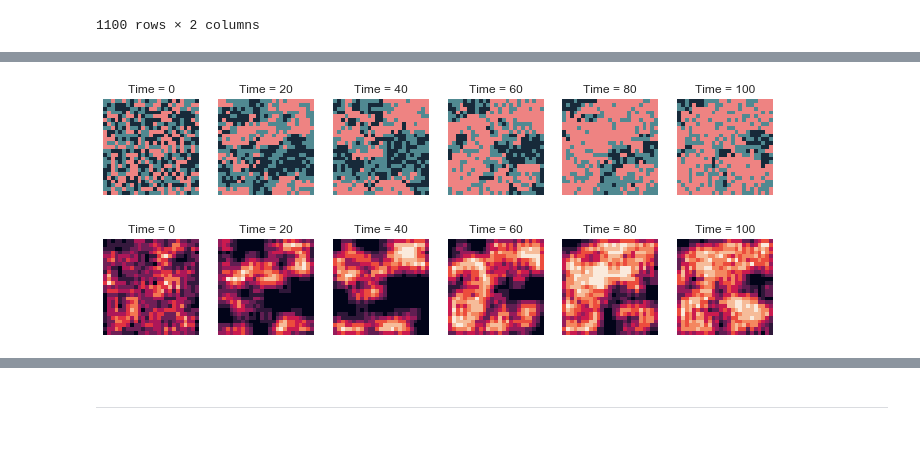
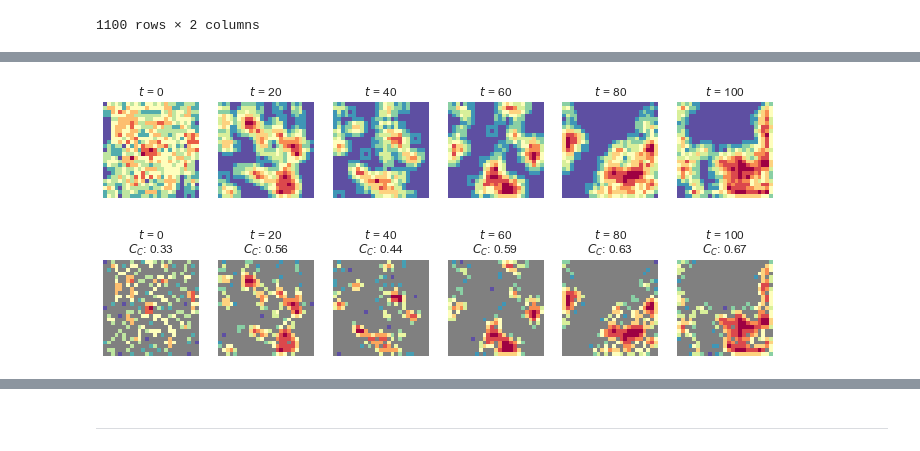
Before and after one commit to rneuhausler/coralModel-analyses, a Jupyter notebook: scripts/figure2_metric_examples.ipynb, the cells around one changed output, grey strips where cells are left out. Cells and saved outputs as stored; diff of their text form; code cells hidden in the pictures.

```diff
--- a/scripts/figure2_metric_examples.ipynb
+++ b/scripts/figure2_metric_examples.ipynb
@@ -109,3 +119,7 @@ simulation = 1
+# %%
+figsize = (8,2)
+times = [0,30,60,90]
+top = .75
 # %%
 ### create df with columns of interest
 name = 'temporal_evolution_3_species'
@@ -124,0 +269,3 @@ data = df[(df['simulation']==simulation)&(df['time']<=time_final)][columns]
+# %%
+columns =['coral_percent', 'turf_percent', 'macroalgae_percent','time','simulation', 'image', 'coral_coral_neighbors']
+data = df[(df['simulation']==simulation)&(df['time']<=time_final)][columns]
@@ -125,17 +301,20 @@ data = df[(df['simulation']==simulation)&(df['time']<=time_final)][columns]
 # %%
-name = 'spatial_evolution_images'
+cmap = plt.cm.get_cmap('Spectral_r')
 
-simulation = 1
+name = 'coral_neighbors_images'
+
 timesteps = [0, 20,40,60,80,100]
-
+number_of_columns, number_of_rows = 25, 25
 fig, ax = plt.subplots(1, len(timesteps), figsize=(12,3))
 
 for index in range(0, len(timesteps)):
 
     image = prep_image(data,simulation,timesteps[index])
+    values, densities=density_from_image(image)
+    image = np.reshape(densities, (number_of_columns, number_of_rows))
 
-    ax[index].imshow(image, cmap=cmap, norm=norm)
-    ax[index].set_title('Time = ' + str(int(timesteps[index])))
+    ax[index].imshow(image, cmap=cmap)
+    ax[index].set_title(r'$t$'+' = ' + str(int(timesteps[index])))
     ax[index].axes.xaxis.set_visible(False)
     ax[index].axes.yaxis.set_visible(False)
     ax[index].set_frame_on(False)
@@ -144,29 +323,42 @@ for index in range(0, len(timesteps)):
 fig.subplots_adjust(wspace=0.2, top=.75)
 plt.savefig(path + name + extension, dpi=400)
 # %% [output]
-[figure, old version]
+[figure, new version]
 # %%
-name = 'coral_neighbors_images'
+name = 'masked_images'
 
-simulation = 1
-timesteps = [0, 20,40,60,80,100]
+times = [0, 20,40,60,80,100]
 number_of_columns, number_of_rows = 25, 25
-fig, ax = plt.subplots(1, len(timesteps), figsize=(12,3))
+fig, ax = plt.subplots(1, len(timesteps), figsize=(12,4))
 
-for index in range(0, len(timesteps)):
+for index in range(0, len(times)):
 
-    image = prep_image(data,simulation,timesteps[index])
+    time=times[index]
+
+    image = prep_image(data,simulation,time)
+    image_binary = np.nan_to_num(image/image)
+
     values, densities=density_from_image(image)
     image = np.reshape(densities, (number_of_columns, number_of_rows))
 
-    ax[index].imshow(image)
-    ax[index].set_title('Time = ' + str(int(timesteps[index])))
+    image_nan = image/(1-image_binary)
+    masked_array = np.ma.array(image_nan, mask=np.isnan(image_nan))
+
+    cmap.set_bad('gray',1.)
+
+    ax[index].imshow(masked_array, cmap=cmap)
+    ax[index].set_title(r'$t$ = ' + str(int(time)) + '\n'+  r'$C_C$: ' +
+                         str(round((data[(data['time']==time)&
+                                  (data['simulation']==simulation)]['coral_coral_neighbors'].values[0]),2)))
     ax[index].axes.xaxis.set_visible(False)
     ax[index].axes.yaxis.set_visible(False)
     ax[index].set_frame_on(False)
+    ax[index].set_xlabel('neighbors: \n' + 'coral_coral: ' +
+                         str(data[(data['time']==time)&
+                                  (data['simulation']==simulation)]['coral_coral_neighbors']))
 
 #fig.suptitle(title)
 fig.subplots_adjust(wspace=0.2, top=.75)
 plt.savefig(path + name + extension, dpi=400)
 # %% [output]
-[figure, old version]
+[figure, new version]
```
Also changed, not shown: parts of 14 cells of this notebook, 1 other file.
